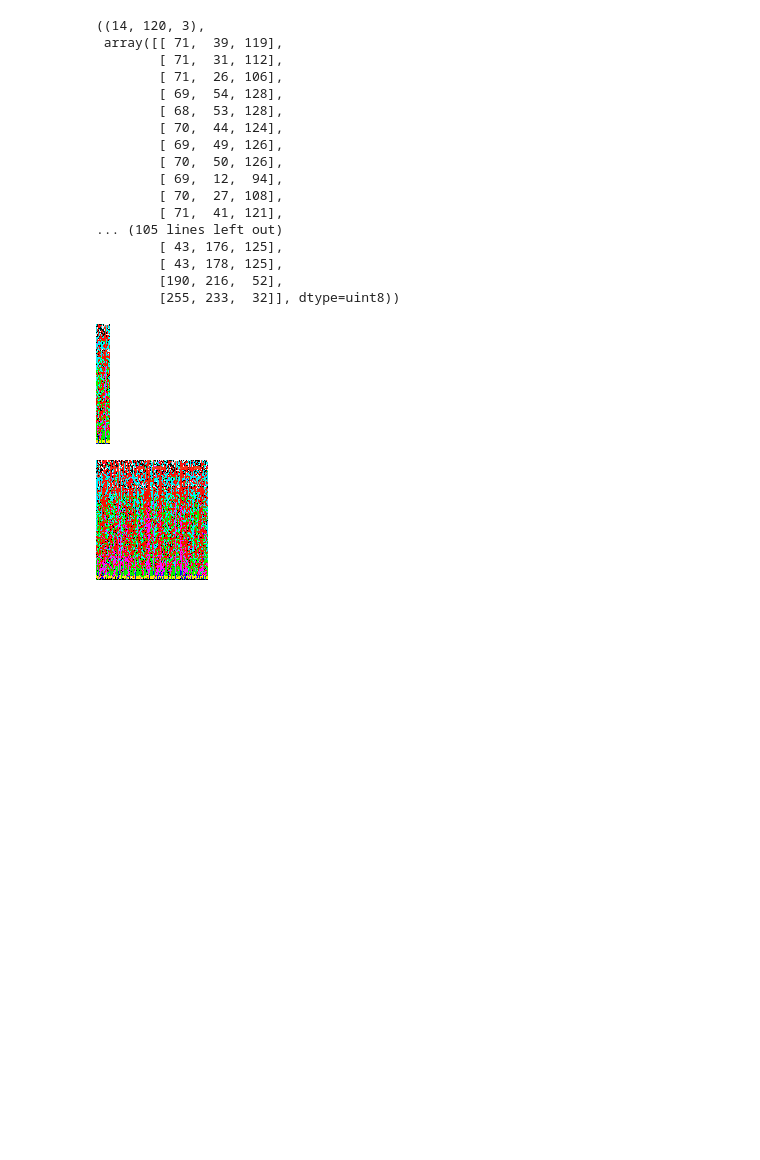
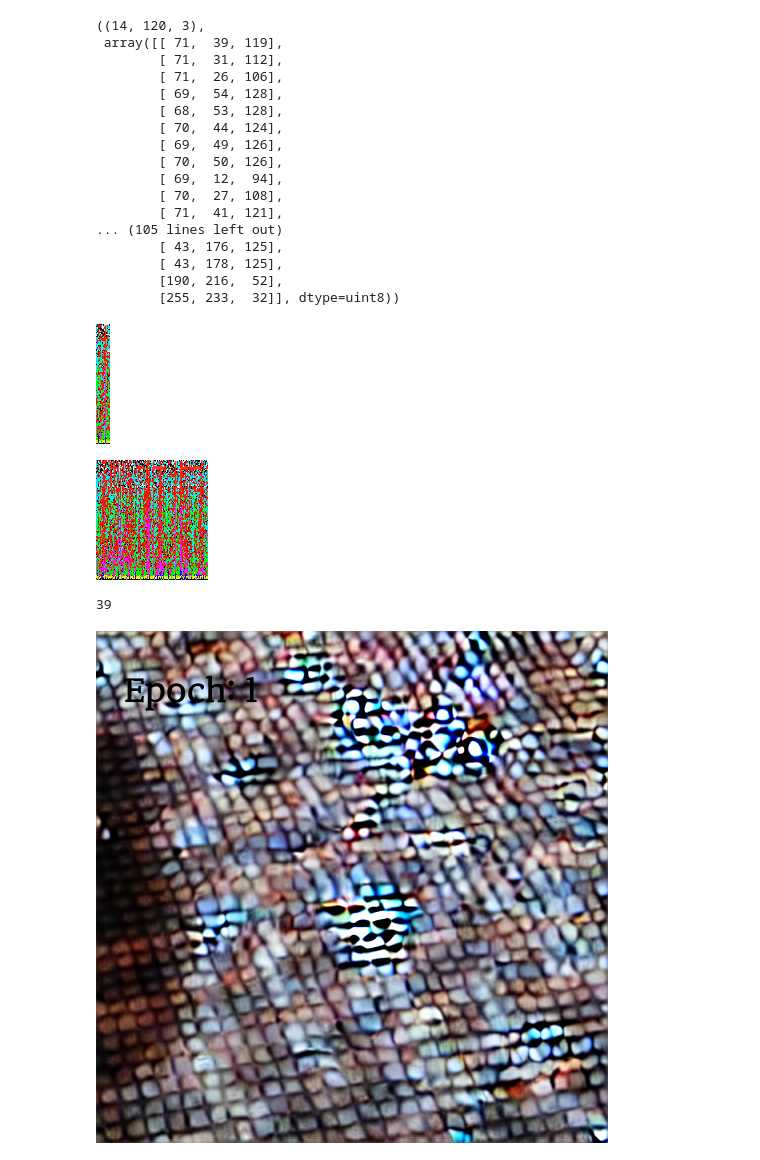
Before and after one commit to yoonhero/Braincoder, a Jupyter notebook: viz_utils/viz_dif.ipynb, the cells around one changed output. Cells and saved outputs as stored; diff of their text form; code cells hidden in the pictures; blank space fills up the shorter version.

```diff
--- a/viz_utils/viz_dif.ipynb
+++ b/viz_utils/viz_dif.ipynb
@@ -90,3 +90,35 @@ def concat(ims):
 concat(results)
 # %% [output]
 [figure]
+# %%
+import glob
+from PIL import Image
+from PIL import ImageDraw
+from PIL import ImageFont
+import matplotlib.pyplot as plt
+
+files = glob.glob("./gradual_animation/*")
+files = sorted(files, key=lambda x: int(x.split("_")[-2]))
+
+imgs = [Image.open(file) for file in files]
+
+myFont = ImageFont.truetype('MaruBuri-Bold.ttf', 35)
+
+for i, im in enumerate(imgs):
+    I1 = ImageDraw.Draw(im)
+    # Add Text to an image
+    I1.text((28, 36), f"Epoch: {i+1}", font=myFont, fill=(0, 0, 0))
+    imgs[i] = im
+# %%
+result = Image.open("./gt.jpeg")
+I1 = ImageDraw.Draw(result)
+I1.text((28, 36), f"Ground Truth", font=myFont, fill=(0, 0, 0))
+imgs.append(result)
+# %%
+len(imgs)
+# %% [output]
+39
+# %%
+imgs[0]
+# %% [output]
+[figure, added]
```
Also changed, not shown: parts of 1 cell of this notebook, 9 other files.
